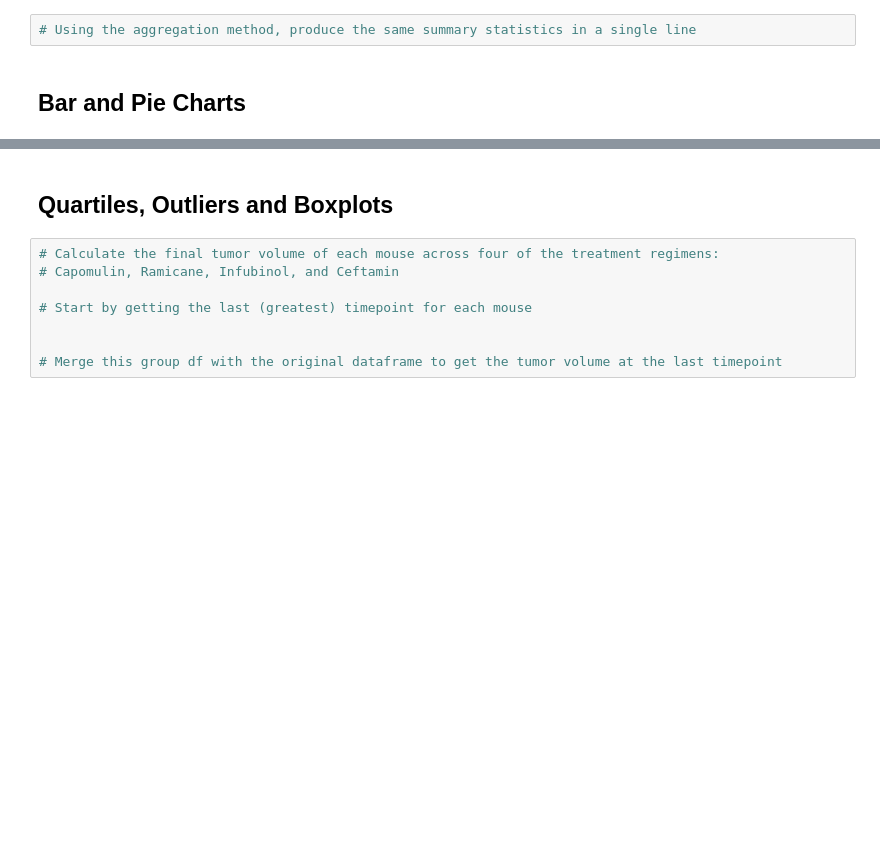
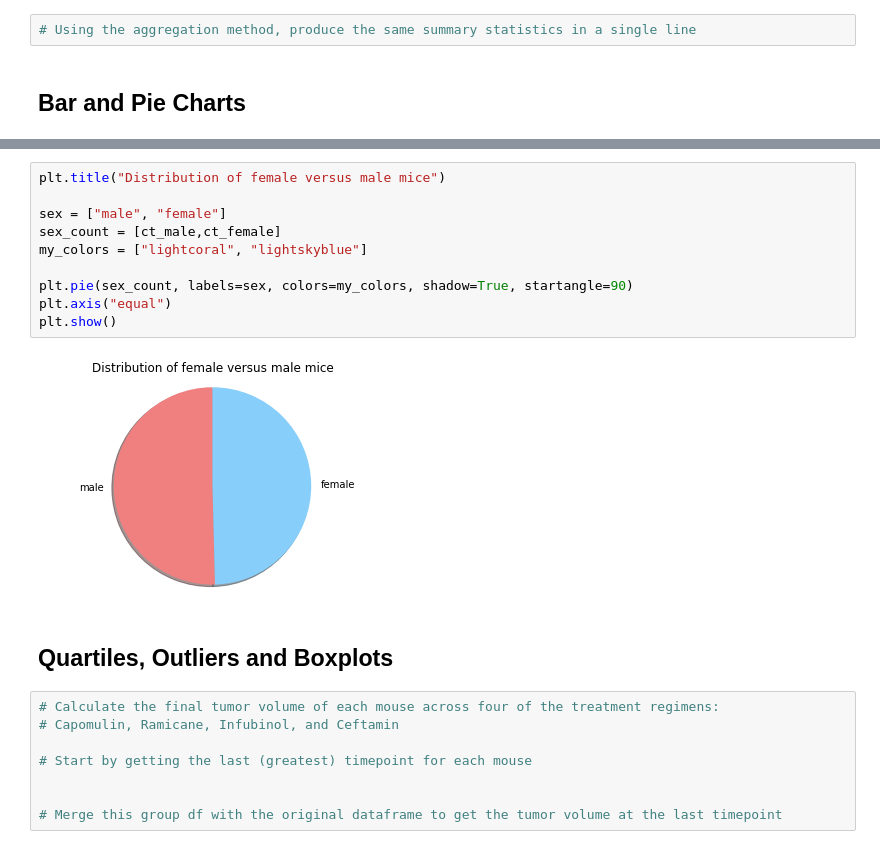
Before and after one commit to andersonmalloryk/Matplotlib-challenge, a Jupyter notebook: pymaceuticals_starter.ipynb, the cells around one changed output, grey strips where cells are left out. Drawn from its saved outputs; the diff is of its cells as text; blank space fills up the shorter version.

```diff
--- a/pymaceuticals_starter.ipynb
+++ b/pymaceuticals_starter.ipynb
@@ -154,3 +202,15 @@ drug_summary
+# %%
+plt.title("Distribution of female versus male mice")
+
+sex = ["male", "female"]
+sex_count = [ct_male,ct_female]
+my_colors = ["lightcoral", "lightskyblue"]
+
+plt.pie(sex_count, labels=sex, colors=my_colors, shadow=True, startangle=90)
+plt.axis("equal")
+plt.show()
+# %% [output]
+[figure, added]
 # %% [markdown]
 ## Quartiles, Outliers and Boxplots
 # %%
```
Also changed, not shown: parts of 7 cells of this notebook.
